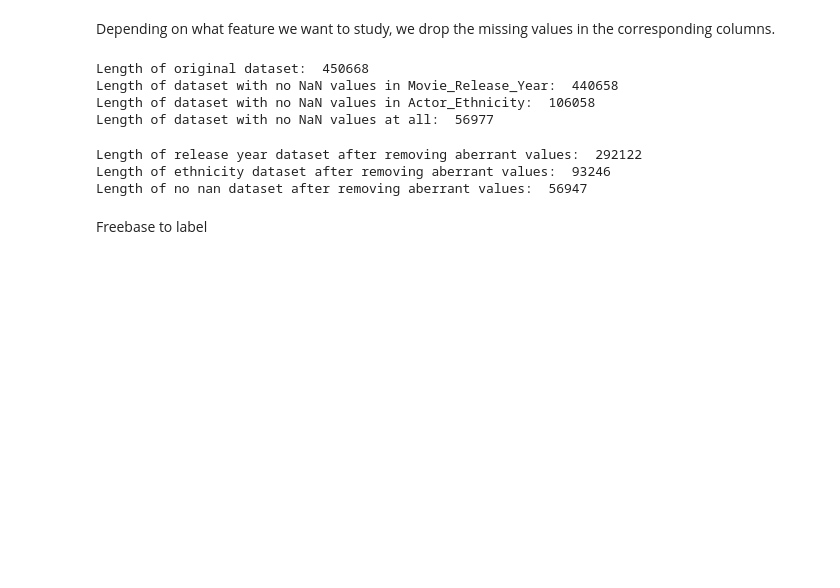
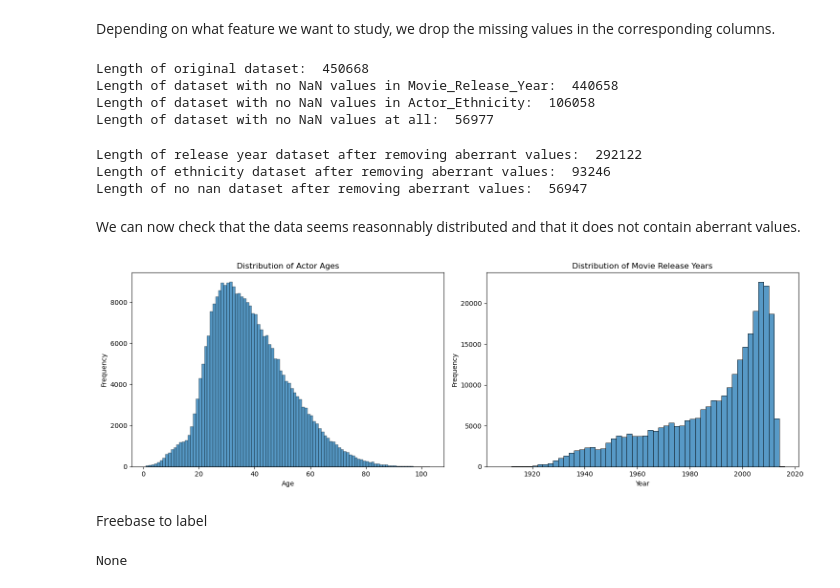
Before and after one commit to epfl-ada/ada-2024-project-adanonymous, a Jupyter notebook: src/utils/preprocessing_louis.ipynb, the cells around one changed output. Drawn from its saved outputs; the diff is of its cells as text; code cells hidden in the pictures; blank space fills up the shorter version.

```diff
--- a/src/utils/preprocessing_louis.ipynb
+++ b/src/utils/preprocessing_louis.ipynb
@@ -259,6 +257,24 @@ print("Length of no nan dataset after removing aberrant values: ", len(no_nan_da
 Length of release year dataset after removing aberrant values:  292122
 Length of ethnicity dataset after removing aberrant values:  93246
 Length of no nan dataset after removing aberrant values:  56947
+# %% [markdown]
+We can now check that the data seems reasonnably distributed and that it does not contain aberrant values.
+# %%
+fig, axs = plt.subplots(1, 2, figsize=(15, 5))
+sns.histplot(release_year_dataset['Actor_Age_At_Movie_Release'], bins=102, ax=axs[0])
+axs[0].set_title('Distribution of Actor Ages')
+axs[0].set_xlabel('Age')
+axs[0].set_ylabel('Frequency')
+
+sns.histplot(release_year_dataset['Movie_Release_Year'], bins=54, ax=axs[1])
+axs[1].set_title('Distribution of Movie Release Years')
+axs[1].set_xlabel('Year')
+axs[1].set_ylabel('Frequency')
+
+plt.tight_layout()
+plt.show()
+# %% [output]
+[figure, added]
 # %% [markdown]
 Freebase to label
 # %%
@@ -267,3 +283,9 @@ Freebase to label
 # copy2['Ethnicity_Label'] = copy2['Actor_Ethnicity'].apply(lambda x: freebase2label(x, freebase_mapping_df) if pd.notnull(x) else None)
 
 # copy2.to_csv("..\..\data\Ethnicity_Labels.csv")
+# %%
+freebase = '/m/0j8tj76'
+
+print(freebase2label(freebase, freebase_mapping_df))
+# %% [output]
+None
```
Also changed, not shown: parts of 5 cells of this notebook.
